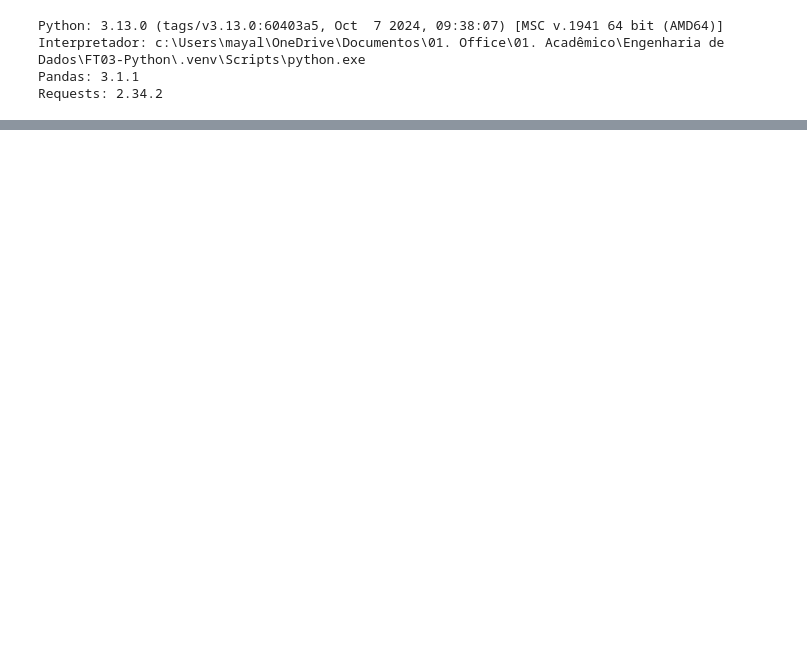
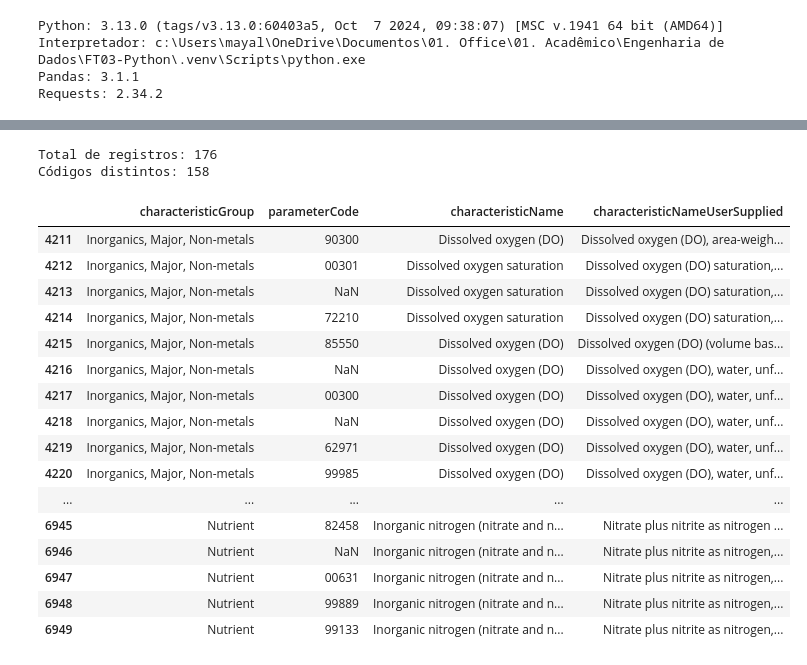
Before and after one commit to Maycon47/FT03-Python, a Jupyter notebook: notebooks/01_data_discovery_usgs.ipynb, the cells around one changed output, grey strips where cells are left out. Drawn from its saved outputs; the diff is of its cells as text; code cells hidden in the pictures; blank space fills up the shorter version.

```diff
--- a/notebooks/01_data_discovery_usgs.ipynb
+++ b/notebooks/01_data_discovery_usgs.ipynb
@@ -35,0 +1116,64 @@ Requests: 2.34.2
+# %%
+# Pesquisa refinada de parâmetros
+
+padroes_nome = [
+    r"(?<![A-Za-z])pH(?![A-Za-z])",
+    r"dissolved oxygen",
+    r"temperature",
+    r"conductivity|specific conductance",
+    r"turbidity",
+    r"nitrate",
+    r"phosphorus",
+    r"e\. coli"
+]
+
+padrao_nome = "|".join(padroes_nome)
+
+# Pesquisar somente no nome da característica
+mascara = df_selecao["characteristicName"].str.contains(
+    padrao_nome,
+    case=False,
+    na=False,
+    regex=True
+)
+
+# Criar DataFrame independente
+df_parametros = df_selecao.loc[mascara].copy()
+
+# Exibir resultados
+print("Total de registros:", len(df_parametros))
+print(
+    "Códigos distintos:",
+    df_parametros["parameterCode"].nunique()
+)
+
+display(
+    df_parametros[
+        [
+            "characteristicGroup",
+            "parameterCode",
+            "characteristicName",
+            "characteristicNameUserSupplied"
+        ]
+    ].head(50)
+)
+# %% [output]
+Total de registros: 176
+Códigos distintos: 158
+|  | characteristicGroup | parameterCode | characteristicName | characteristicNameUserSupplied |
+| 4211 | Inorganics, Major, Non-metals | 90300 | Dissolved oxygen (DO) | Dissolved oxygen (DO), area-weigh... |
+| 4212 | Inorganics, Major, Non-metals | 00301 | Dissolved oxygen saturation | Dissolved oxygen (DO) saturation,... |
+| 4213 | Inorganics, Major, Non-metals | NaN | Dissolved oxygen saturation | Dissolved oxygen (DO) saturation,... |
+| 4214 | Inorganics, Major, Non-metals | 72210 | Dissolved oxygen saturation | Dissolved oxygen (DO) saturation,... |
+| 4215 | Inorganics, Major, Non-metals | 85550 | Dissolved oxygen (DO) | Dissolved oxygen (DO) (volume bas... |
+| 4216 | Inorganics, Major, Non-metals | NaN | Dissolved oxygen (DO) | Dissolved oxygen (DO), water, unf... |
+| 4217 | Inorganics, Major, Non-metals | 00300 | Dissolved oxygen (DO) | Dissolved oxygen (DO), water, unf... |
+| 4218 | Inorganics, Major, Non-metals | NaN | Dissolved oxygen (DO) | Dissolved oxygen (DO), water, unf... |
+| 4219 | Inorganics, Major, Non-metals | 62971 | Dissolved oxygen (DO) | Dissolved oxygen (DO), water, unf... |
+| 4220 | Inorganics, Major, Non-metals | 99985 | Dissolved oxygen (DO) | Dissolved oxygen (DO), water, unf... |
+| ... | ... | ... | ... | ... |
+| 6945 | Nutrient | 82458 | Inorganic nitrogen (nitrate and n... | Nitrate plus nitrite as nitrogen ... |
+| 6946 | Nutrient | NaN | Inorganic nitrogen (nitrate and n... | Nitrate plus nitrite as nitrogen,... |
+| 6947 | Nutrient | 00631 | Inorganic nitrogen (nitrate and n... | Nitrate plus nitrite as nitrogen,... |
+| 6948 | Nutrient | 99889 | Inorganic nitrogen (nitrate and n... | Nitrate plus nitrite as nitrogen,... |
+| 6949 | Nutrient | 99133 | Inorganic nitrogen (nitrate and n... | Nitrate plus nitrite as nitrogen,... |
```
Also changed, not shown: parts of 40 cells of this notebook.
